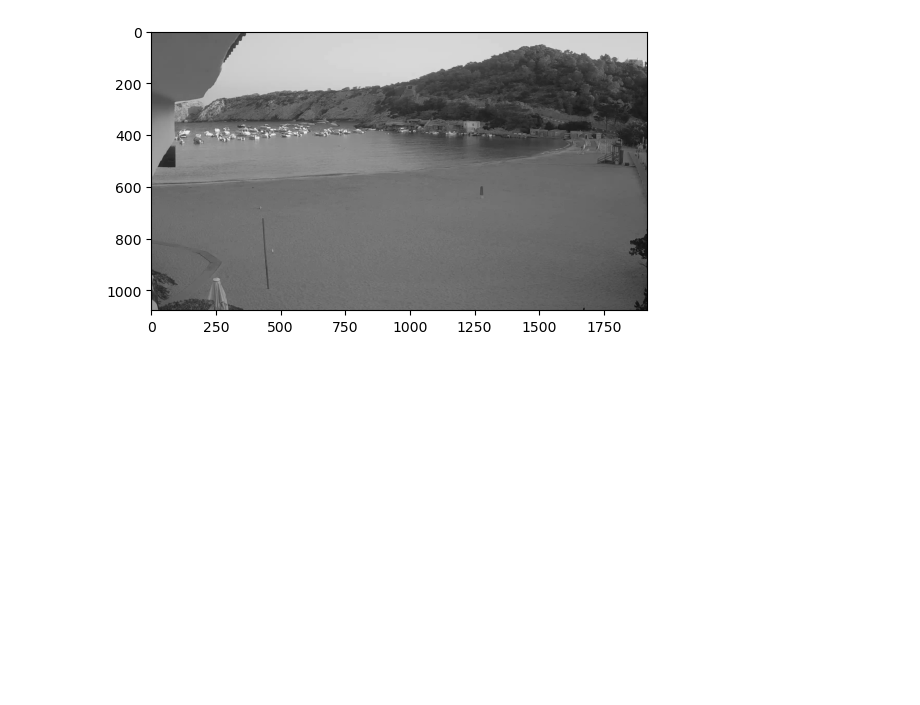
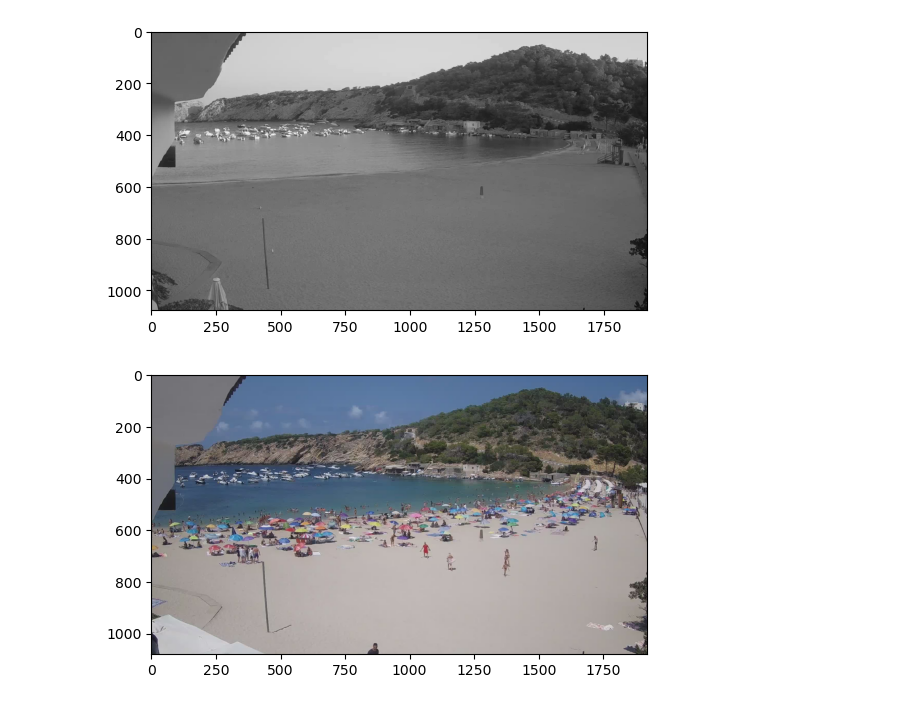
Before and after one commit to michafauth99/Project1, a Jupyter notebook: human_detection.ipynb, the cells around one changed output. Drawn from its saved outputs; the diff is of its cells as text; code cells hidden in the pictures; blank space fills up the shorter version.

```diff
--- a/human_detection.ipynb
+++ b/human_detection.ipynb
@@ -39,3 +39,14 @@ plt.imshow(img, cmap='gray')
 plt.show()
 # %% [output]
 [figure]
+# %%
+# load another image
+img = cv2.imread("data/images/1660564800.jpg")
+img = cv2.cvtColor(img, cv2.COLOR_BGR2RGB)
+
+
+#plot image
+plt.imshow(img)
+plt.show()
+# %% [output]
+[figure, added]
```
Also changed, not shown: parts of 1 cell of this notebook, 1 other file.
